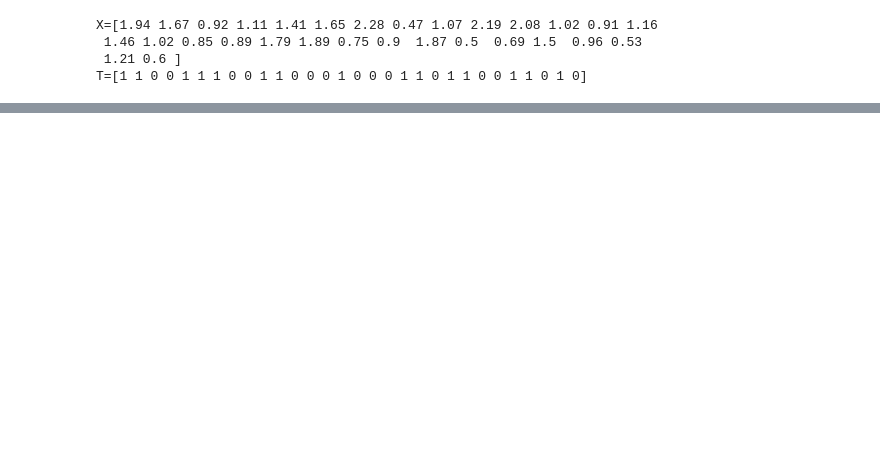
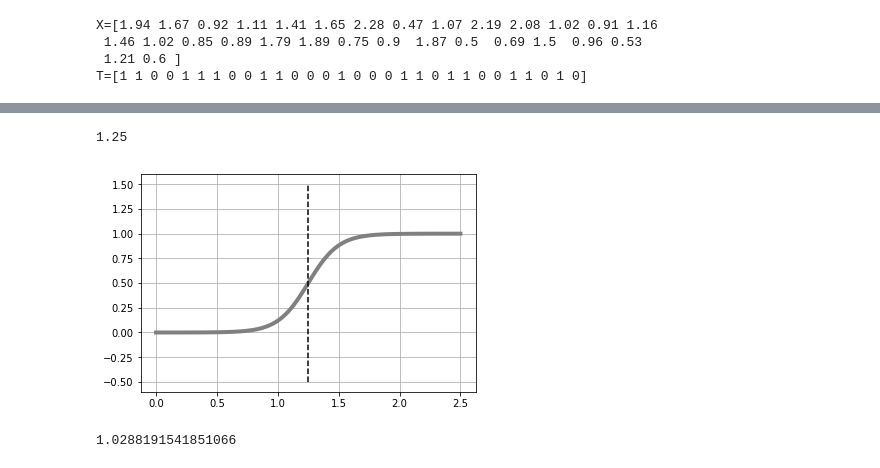
Before and after one commit to rimever/NewMachineLearningTextbook, a Jupyter notebook: chapter6/chapter6.ipynb, the cells around one changed output, grey strips where cells are left out. Drawn from its saved outputs; the diff is of its cells as text; code cells hidden in the pictures; blank space fills up the shorter version.

```diff
--- a/chapter6/chapter6.ipynb
+++ b/chapter6/chapter6.ipynb
@@ -30,11 +47,34 @@ T=[1 1 0 0 1 1 1 0 0 1 1 0 0 0 1 0 0 0 1 1 0 1 1 0 0 1 1 0 1 0]
 # %%
 def logistic(x, w):
     y = 1/ (1+ np.exp(-(w[0] * x + w[1])))
     return y
 
 def show_logistic(w):
     xb = np.linspace(X_min, X_max, 100)
     y = logistic(xb,w)
     plt.plot(xb,y,color='gray',linewidth=4)
 
-    i =
+    i = np.min(np.where(y > 0.5))
+    B = (xb[i-1] + xb[i]) / 2
+    plt.plot([B,B],[-.5,1.5],color='k',linestyle='--')
+    plt.grid(True)
+    return B
+
+W = [8,-10]
+show_logistic(W)
+# %% [output]
+1.25
+[figure, added]
+# %%
+def cee_logistic(w, x, t):
+    y = logistic(x,w)
+    cee = 0
+    for n in range(len(y)):
+        cee = cee - (t[n] * np.log(y[n]) + (1 - t[n]) * np.log(1 - y[n]))
+    cee = cee / X_n
+    return cee
+
+W=[1,1]
+cee_logistic(W, X, T)
+# %% [output]
+1.0288191541851066
```
Also changed, not shown: parts of 4 cells of this notebook, 2 other files.
